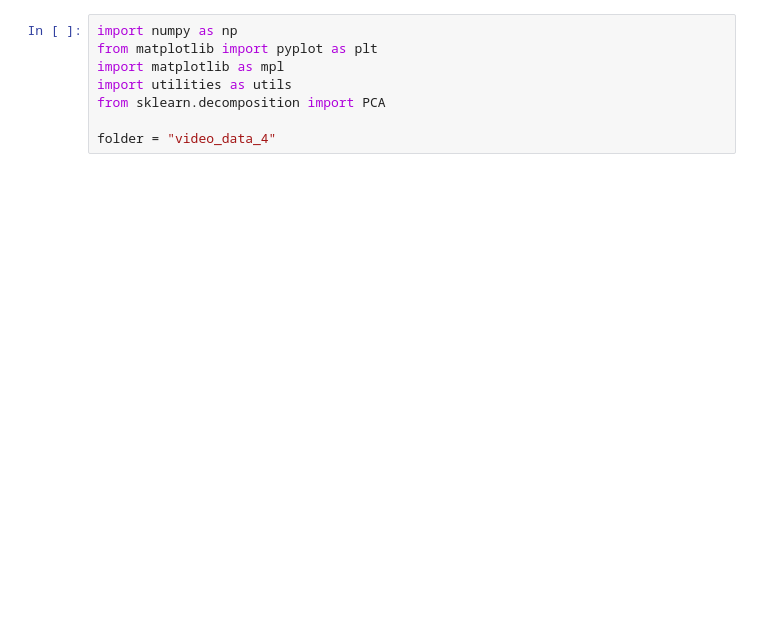
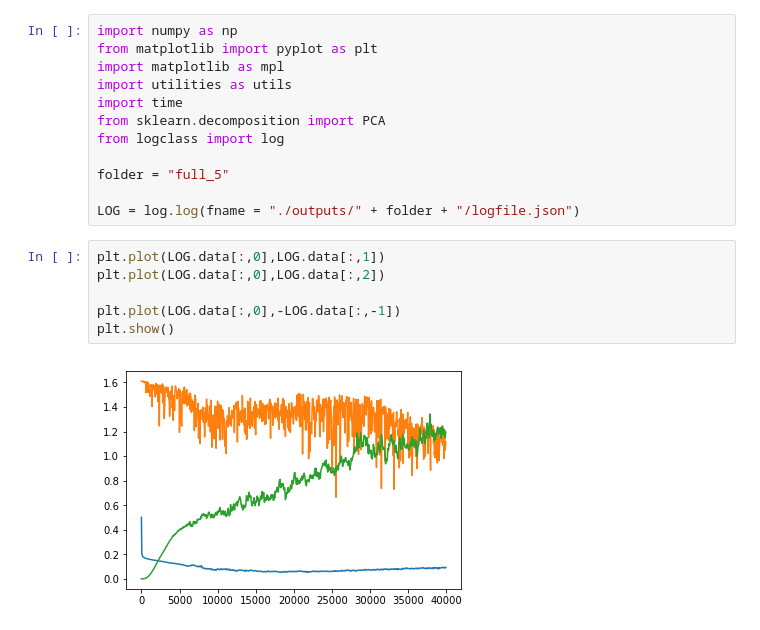
Before and after one commit to gbarello/switching_system, a Jupyter notebook: analysis.ipynb, the cells around one changed output. Saved outputs shown, nothing was run; the diff lists cells and outputs as text; blank space fills up the shorter version.

```diff
--- a/analysis.ipynb
+++ b/analysis.ipynb
@@ -3,9 +3,21 @@ import numpy as np
 from matplotlib import pyplot as plt
 import matplotlib as mpl
 import utilities as utils
+import time
 from sklearn.decomposition import PCA
+from logclass import log
 
-folder = "video_data_4"
+folder = "full_5"
+
+LOG = log.log(fname = "./outputs/" + folder + "/logfile.json")
+# %%
+plt.plot(LOG.data[:,0],LOG.data[:,1])
+plt.plot(LOG.data[:,0],LOG.data[:,2])
+
+plt.plot(LOG.data[:,0],-LOG.data[:,-1])
+plt.show()
+# %% [output]
+[figure, added]
 # %%
 par = utils.read_dict("./outputs/" + folder + "/training_params")
 
```
Also changed, not shown: parts of 16 cells of this notebook, 8 other files.
